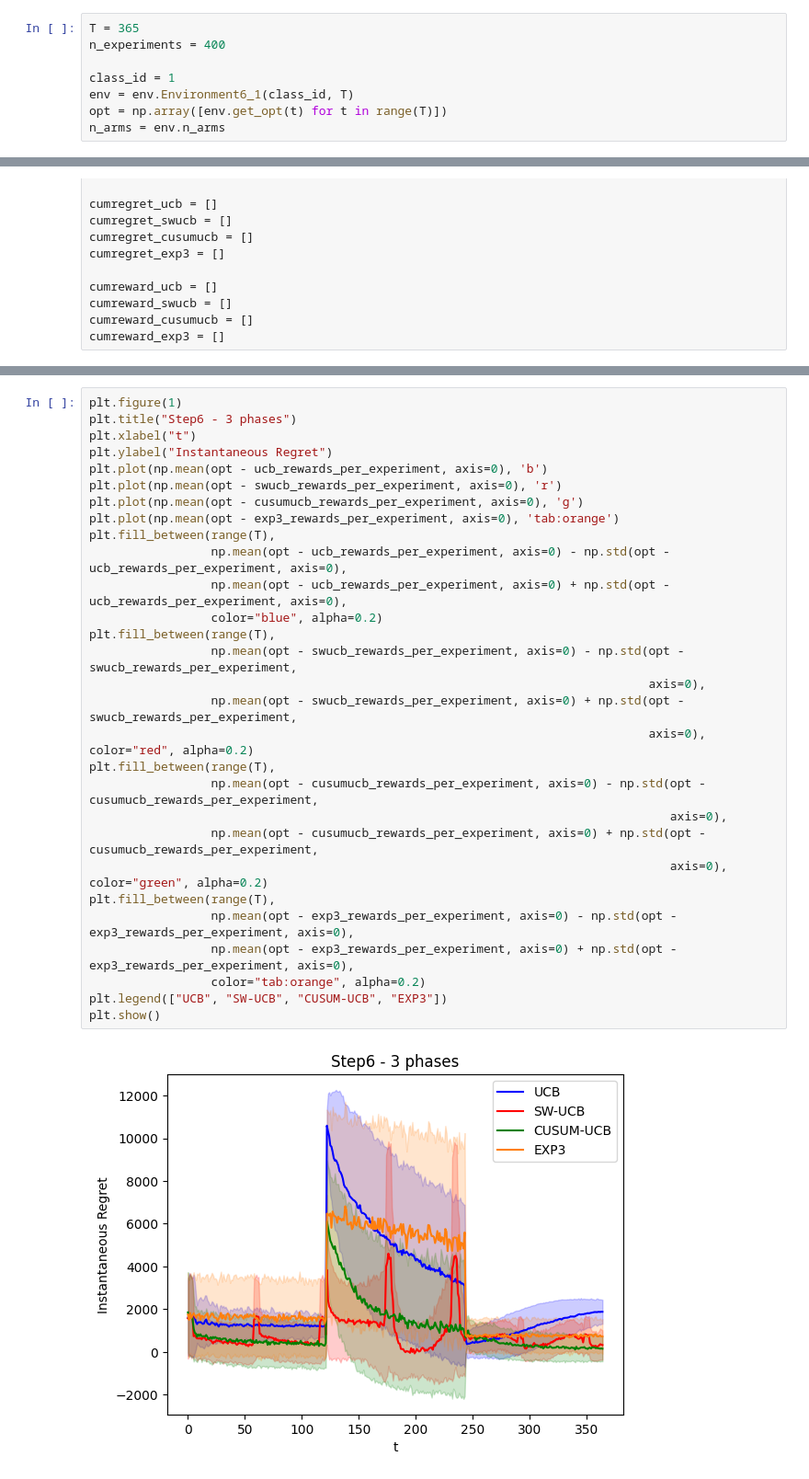
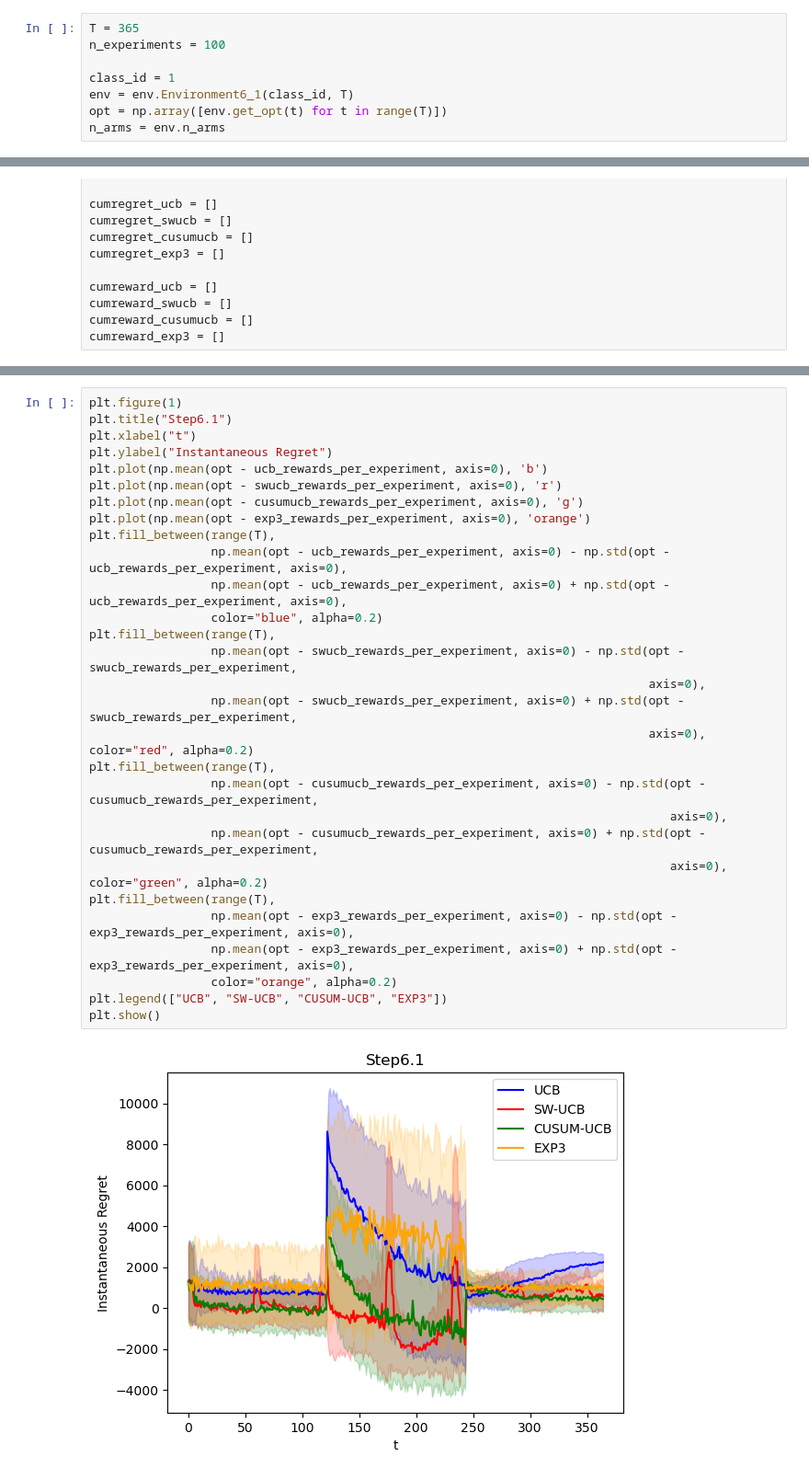
Before and after one commit to MatteoPancini/Online-Pricing-and-Advertising-Optimization-Project, a Jupyter notebook: Project-Pricing-Advertising-2022-2023/6_1.ipynb, the cells around one changed output, grey strips where cells are left out. Shown at 92% size. Drawn from its saved outputs; the diff is of its cells as text.

```diff
--- a/Project-Pricing-Advertising-2022-2023/6_1.ipynb
+++ b/Project-Pricing-Advertising-2022-2023/6_1.ipynb
@@ -12,7 +12,7 @@ import p6.EXP3_learner as exp3
 import utils.projectParameters as param
 # %%
 T = 365
-n_experiments = 400
+n_experiments = 100
 
 class_id = 1
 env = env.Environment6_1(class_id, T)
@@ -125,33 +120,33 @@ plt.show()
 # %%
 plt.figure(1)
-plt.title("Step6 - 3 phases")
+plt.title("Step6.1")
 plt.xlabel("t")
 plt.ylabel("Instantaneous Regret")
 plt.plot(np.mean(opt - ucb_rewards_per_experiment, axis=0), 'b')
 plt.plot(np.mean(opt - swucb_rewards_per_experiment, axis=0), 'r')
 plt.plot(np.mean(opt - cusumucb_rewards_per_experiment, axis=0), 'g')
-plt.plot(np.mean(opt - exp3_rewards_per_experiment, axis=0), 'tab:orange')
+plt.plot(np.mean(opt - exp3_rewards_per_experiment, axis=0), 'orange')
 plt.fill_between(range(T),
                  np.mean(opt - ucb_rewards_per_experiment, axis=0) - np.std(opt - ucb_rewards_per_experiment, axis=0),
                  np.mean(opt - ucb_rewards_per_experiment, axis=0) + np.std(opt - ucb_rewards_per_experiment, axis=0),
                  color="blue", alpha=0.2)
 plt.fill_between(range(T),
                  np.mean(opt - swucb_rewards_per_experiment, axis=0) - np.std(opt - swucb_rewards_per_experiment,
                                                                               axis=0),
                  np.mean(opt - swucb_rewards_per_experiment, axis=0) + np.std(opt - swucb_rewards_per_experiment,
                                                                               axis=0), color="red", alpha=0.2)
 plt.fill_between(range(T),
                  np.mean(opt - cusumucb_rewards_per_experiment, axis=0) - np.std(opt - cusumucb_rewards_per_experiment,
                                                                                  axis=0),
                  np.mean(opt - cusumucb_rewards_per_experiment, axis=0) + np.std(opt - cusumucb_rewards_per_experiment,
                                                                                  axis=0), color="green", alpha=0.2)
 plt.fill_between(range(T),
                  np.mean(opt - exp3_rewards_per_experiment, axis=0) - np.std(opt - exp3_rewards_per_experiment, axis=0),
                  np.mean(opt - exp3_rewards_per_experiment, axis=0) + np.std(opt - exp3_rewards_per_experiment, axis=0),
-                 color="tab:orange", alpha=0.2)
+                 color="orange", alpha=0.2)
 plt.legend(["UCB", "SW-UCB", "CUSUM-UCB", "EXP3"])
 plt.show()
 # %% [output]
-[figure, old version]
+[figure, new version]
 # %%
 plt.figure(2)
```
Also changed, not shown: parts of 5 cells of this notebook, 3 other files.
